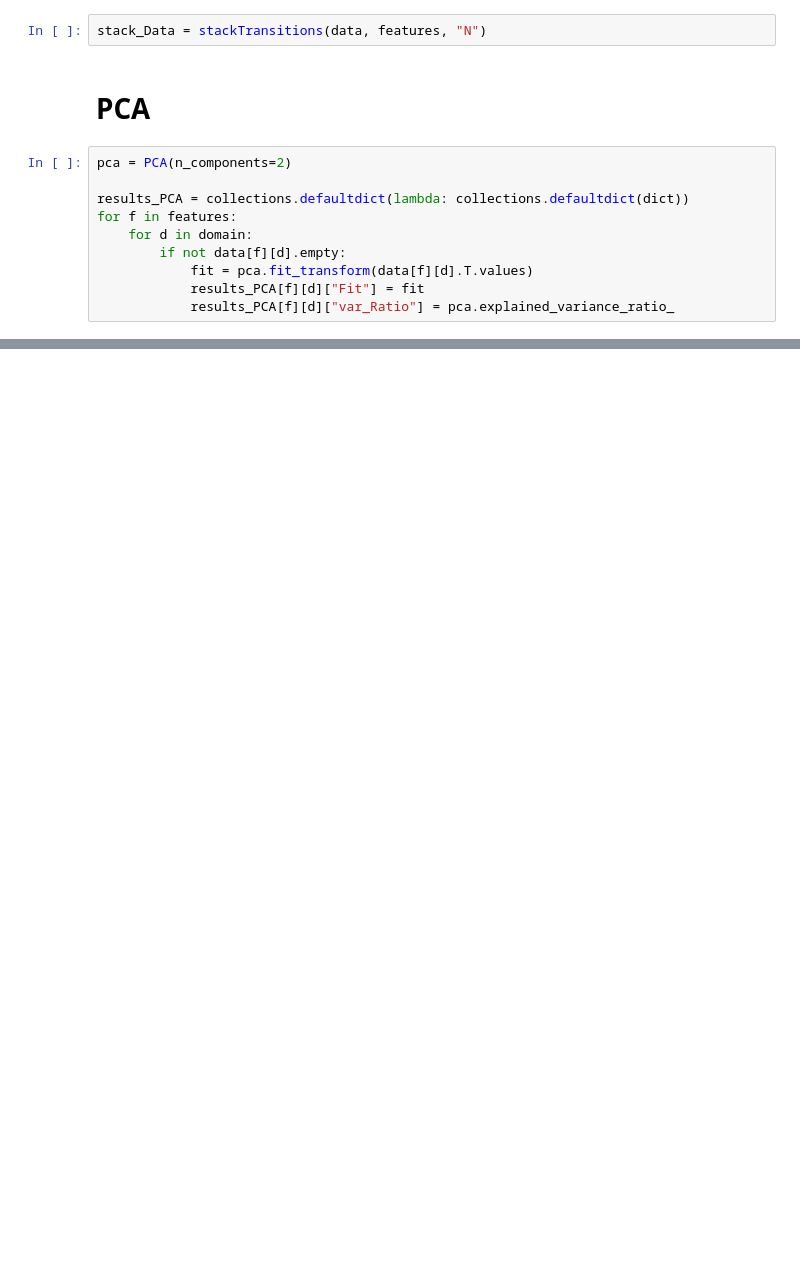
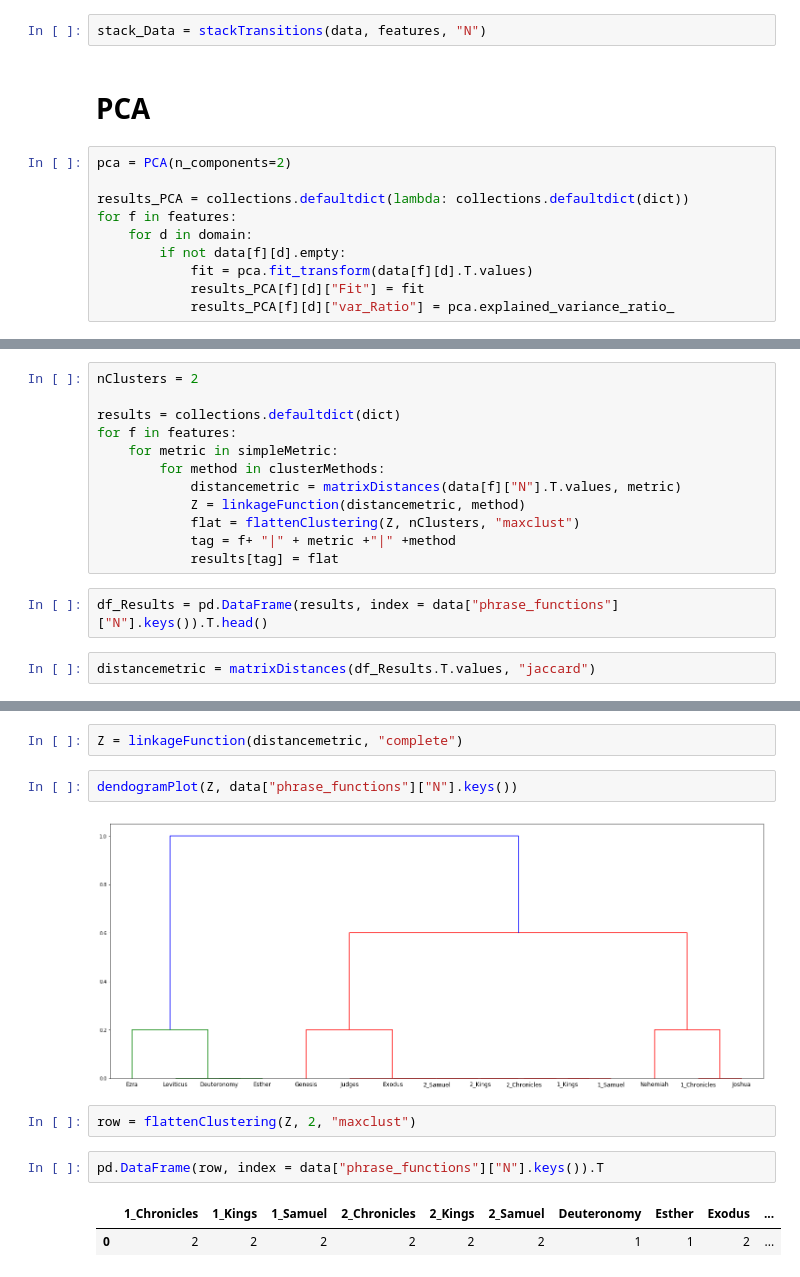
Before and after one commit to ETCBC/Probabilistic_Language_Change, a Jupyter notebook: etienne_NB/Testing Etienne.ipynb, the cells around one changed output, grey strips where cells are left out. Saved outputs shown, nothing was run; the diff lists cells and outputs as text; blank space fills up the shorter version.

```diff
--- a/etienne_NB/Testing Etienne.ipynb
+++ b/etienne_NB/Testing Etienne.ipynb
@@ -58,0 +91,16 @@ NameError: name 'sbh_books' is not defined
+# %%
+nClusters = 2
+
+results = collections.defaultdict(dict)
+for f in features:
+    for metric in simpleMetric:
+        for method in clusterMethods:
+            distancemetric = matrixDistances(data[f]["N"].T.values, metric)
+            Z = linkageFunction(distancemetric, method)
+            flat = flattenClustering(Z, nClusters, "maxclust")
+            tag = f+ "|" + metric +"|" +method
+            results[tag] = flat
+# %%
+df_Results = pd.DataFrame(results, index = data["phrase_functions"]["N"].keys()).T.head()
+# %%
+distancemetric = matrixDistances(df_Results.T.values, "jaccard")
@@ -58,0 +126,13 @@ NameError: name 'sbh_books' is not defined
+# %%
+Z = linkageFunction(distancemetric, "complete")
+# %%
+dendogramPlot(Z, data["phrase_functions"]["N"].keys())
+# %% [output]
+[figure, added]
+# %%
+row = flattenClustering(Z, 2, "maxclust")
+# %%
+pd.DataFrame(row, index = data["phrase_functions"]["N"].keys()).T
+# %% [output]
+|  | 1_Chronicles | 1_Kings | 1_Samuel | 2_Chronicles | 2_Kings | 2_Samuel | Deuteronomy | Esther | Exodus | ... |
+| 0 | 2 | 2 | 2 | 2 | 2 | 2 | 1 | 1 | 2 | ... |
```
Also changed, not shown: parts of 12 cells of this notebook, 2 other files.
